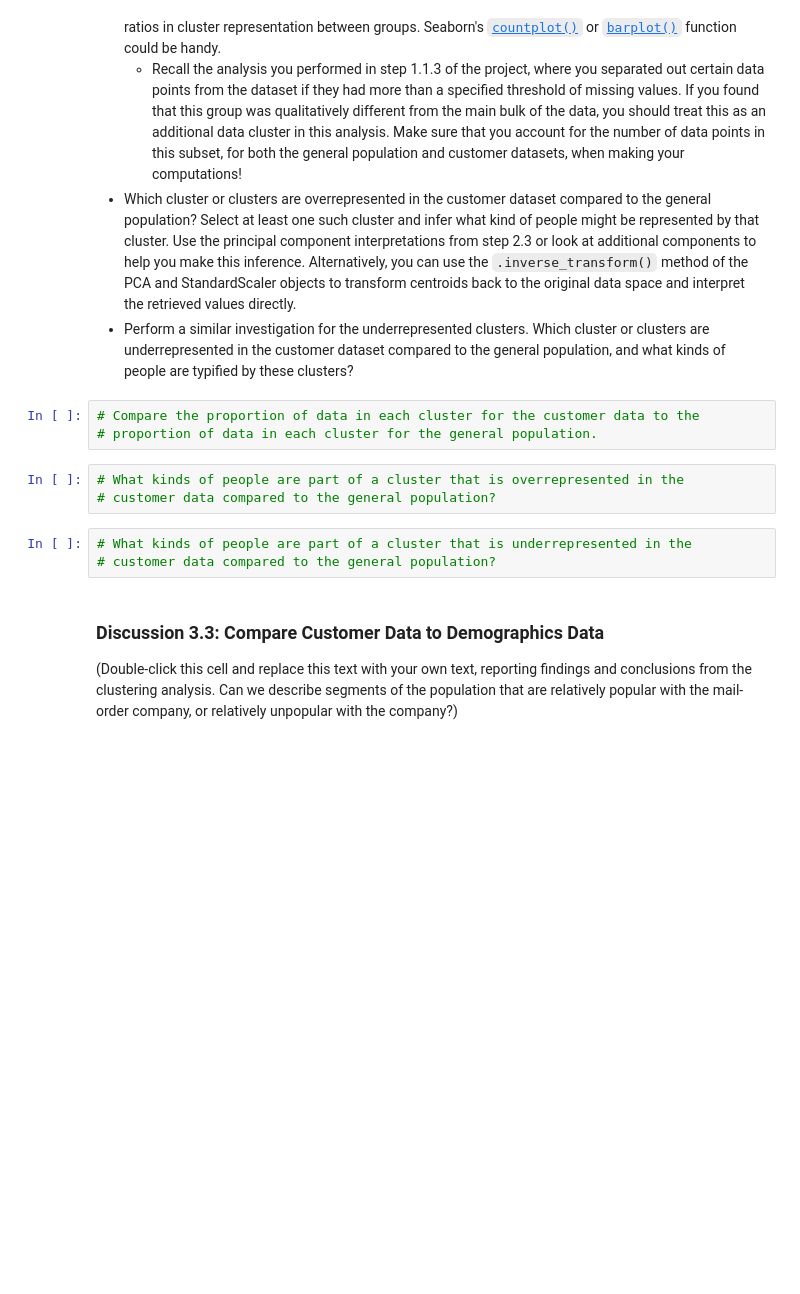
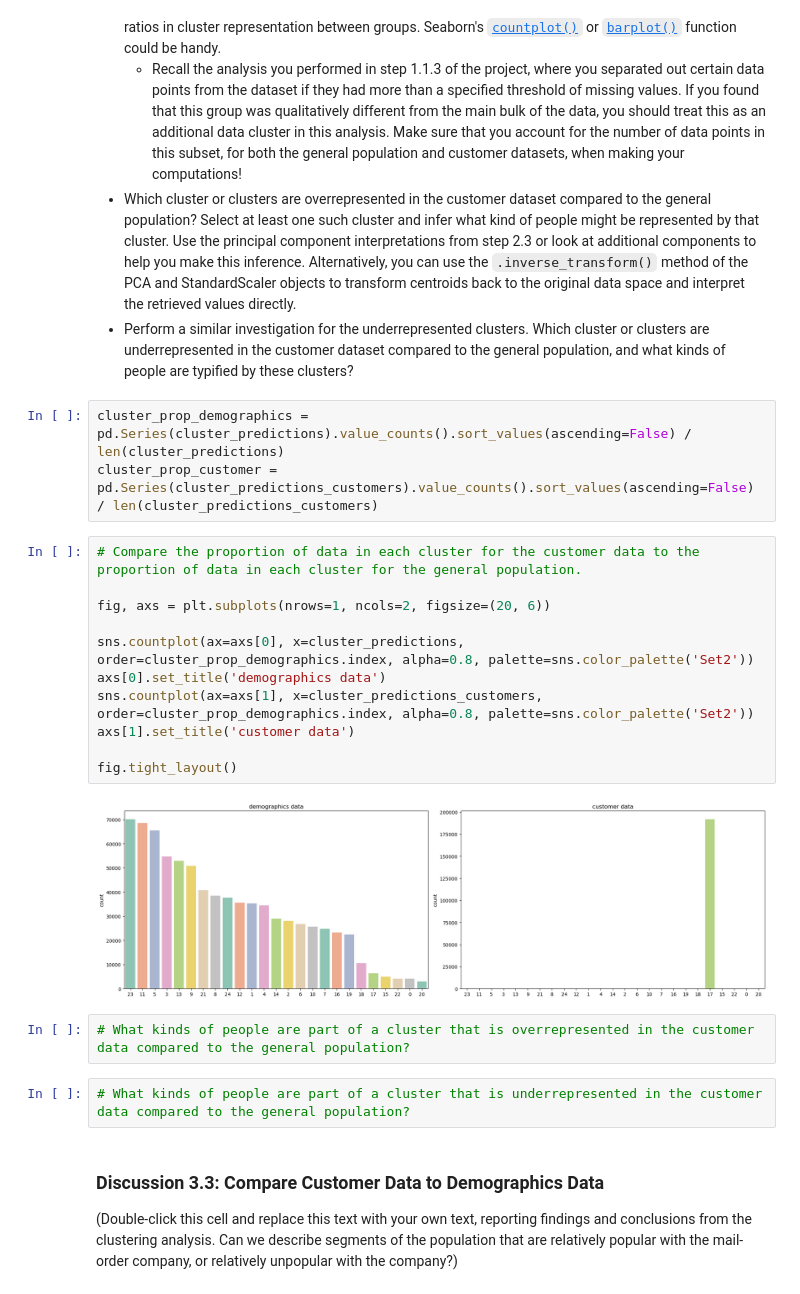
Before and after one commit to dorottyawinter/identify_customer_segments, a Jupyter notebook: Identify_Customer_Segments.ipynb, the cells around one changed output. Drawn from its saved outputs; the diff is of its cells as text; blank space fills up the shorter version.

Commit message:
feat: compare customer data to demographics data

```diff
--- a/Identify_Customer_Segments.ipynb
+++ b/Identify_Customer_Segments.ipynb
@@ -1279,15 +1279,26 @@ Take a look at the following points in this step:
   - Recall the analysis you performed in step 1.1.3 of the project, where you separated out certain data points from the dataset if they had more than a specified threshold of missing values. If you found that this group was qualitatively different from the main bulk of the data, you should treat this as an additional data cluster in this analysis. Make sure that you account for the number of data points in this subset, for both the general population and customer datasets, when making your computations!
 - Which cluster or clusters are overrepresented in the customer dataset compared to the general population? Select at least one such cluster and infer what kind of people might be represented by that cluster. Use the principal component interpretations from step 2.3 or look at additional components to help you make this inference. Alternatively, you can use the `.inverse_transform()` method of the PCA and StandardScaler objects to transform centroids back to the original data space and interpret the retrieved values directly.
 - Perform a similar investigation for the underrepresented clusters. Which cluster or clusters are underrepresented in the customer dataset compared to the general population, and what kinds of people are typified by these clusters?
+# %%
+cluster_prop_demographics = pd.Series(cluster_predictions).value_counts().sort_values(ascending=False) / len(cluster_predictions)
+cluster_prop_customer = pd.Series(cluster_predictions_customers).value_counts().sort_values(ascending=False) / len(cluster_predictions_customers)
 # %%
-# Compare the proportion of data in each cluster for the customer data to the
-# proportion of data in each cluster for the general population.
+# Compare the proportion of data in each cluster for the customer data to the proportion of data in each cluster for the general population.
+
+fig, axs = plt.subplots(nrows=1, ncols=2, figsize=(20, 6))
+
+sns.countplot(ax=axs[0], x=cluster_predictions, order=cluster_prop_demographics.index, alpha=0.8, palette=sns.color_palette('Set2'))
+axs[0].set_title('demographics data')
+sns.countplot(ax=axs[1], x=cluster_predictions_customers, order=cluster_prop_demographics.index, alpha=0.8, palette=sns.color_palette('Set2'))
+axs[1].set_title('customer data')
+
+fig.tight_layout()
+# %% [output]
+[figure, added]
 # %%
-# What kinds of people are part of a cluster that is overrepresented in the
-# customer data compared to the general population?
+# What kinds of people are part of a cluster that is overrepresented in the customer data compared to the general population?
 # %%
-# What kinds of people are part of a cluster that is underrepresented in the
-# customer data compared to the general population?
+# What kinds of people are part of a cluster that is underrepresented in the customer data compared to the general population?
 # %% [markdown]
 ### Discussion 3.3: Compare Customer Data to Demographics Data
 
```
